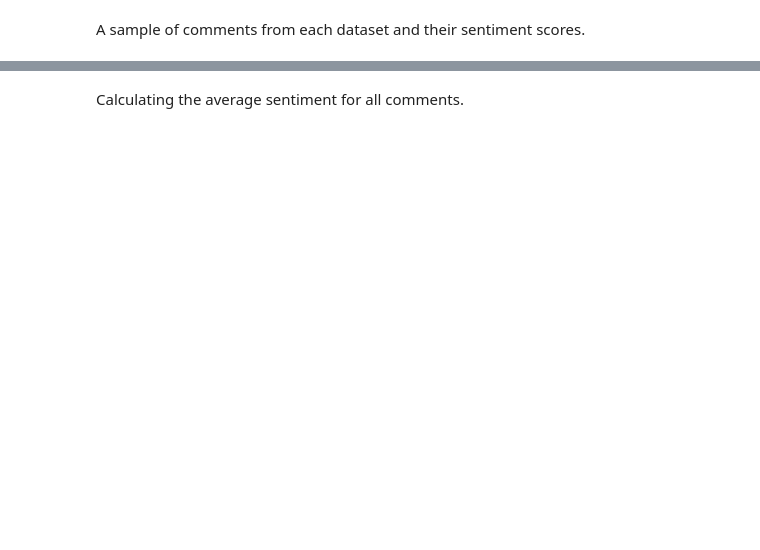
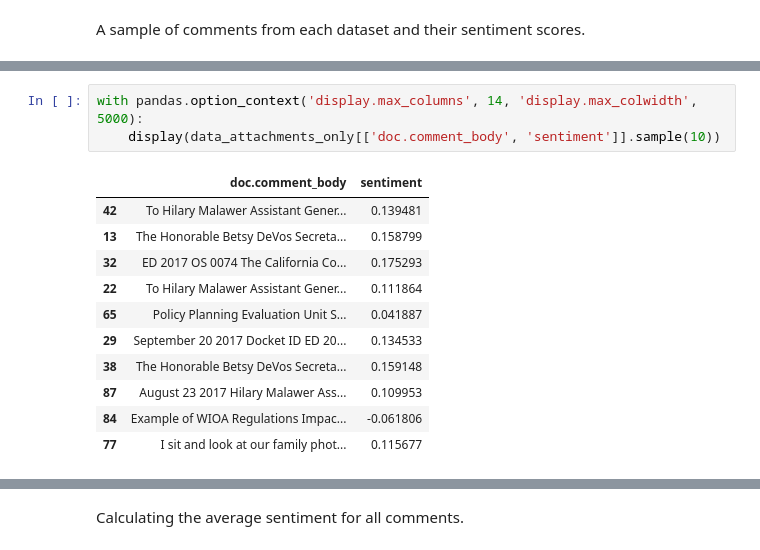
Before and after one commit to Nishnha/Title-IX-Call-for-Comments-Analysis, a Jupyter notebook: Title IX Sentiment Analysis.ipynb, the cells around one changed output, grey strips where cells are left out. Drawn from its saved outputs; the diff is of its cells as text; blank space fills up the shorter version.

```diff
--- a/Title IX Sentiment Analysis.ipynb
+++ b/Title IX Sentiment Analysis.ipynb
@@ -72,4 +69,19 @@ with pandas.option_context('display.max_columns', 14, 'display.max_colwidth', 50
 100 rows × 2 columns
+# %%
+with pandas.option_context('display.max_columns', 14, 'display.max_colwidth', 5000):
+    display(data_attachments_only[['doc.comment_body', 'sentiment']].sample(10))
+# %% [output]
+|  | doc.comment_body | sentiment |
+| 42 | To Hilary Malawer Assistant Gener... | 0.139481 |
+| 13 | The Honorable Betsy DeVos Secreta... | 0.158799 |
+| 32 | ED 2017 OS 0074 The California Co... | 0.175293 |
+| 22 | To Hilary Malawer Assistant Gener... | 0.111864 |
+| 65 | Policy Planning Evaluation Unit S... | 0.041887 |
+| 29 | September 20 2017 Docket ID ED 20... | 0.134533 |
+| 38 | The Honorable Betsy DeVos Secreta... | 0.159148 |
+| 87 | August 23 2017 Hilary Malawer Ass... | 0.109953 |
+| 84 | Example of WIOA Regulations Impac... | -0.061806 |
+| 77 | I sit and look at our family phot... | 0.115677 |
 # %%
 with pandas.option_context('display.max_columns', 14, 'display.max_colwidth', 5000):
     display(data_duplicates_removed[['doc.comment_body', 'sentiment']].sample(100))
```
Also changed, not shown: parts of 18 cells of this notebook, 54 other files.
